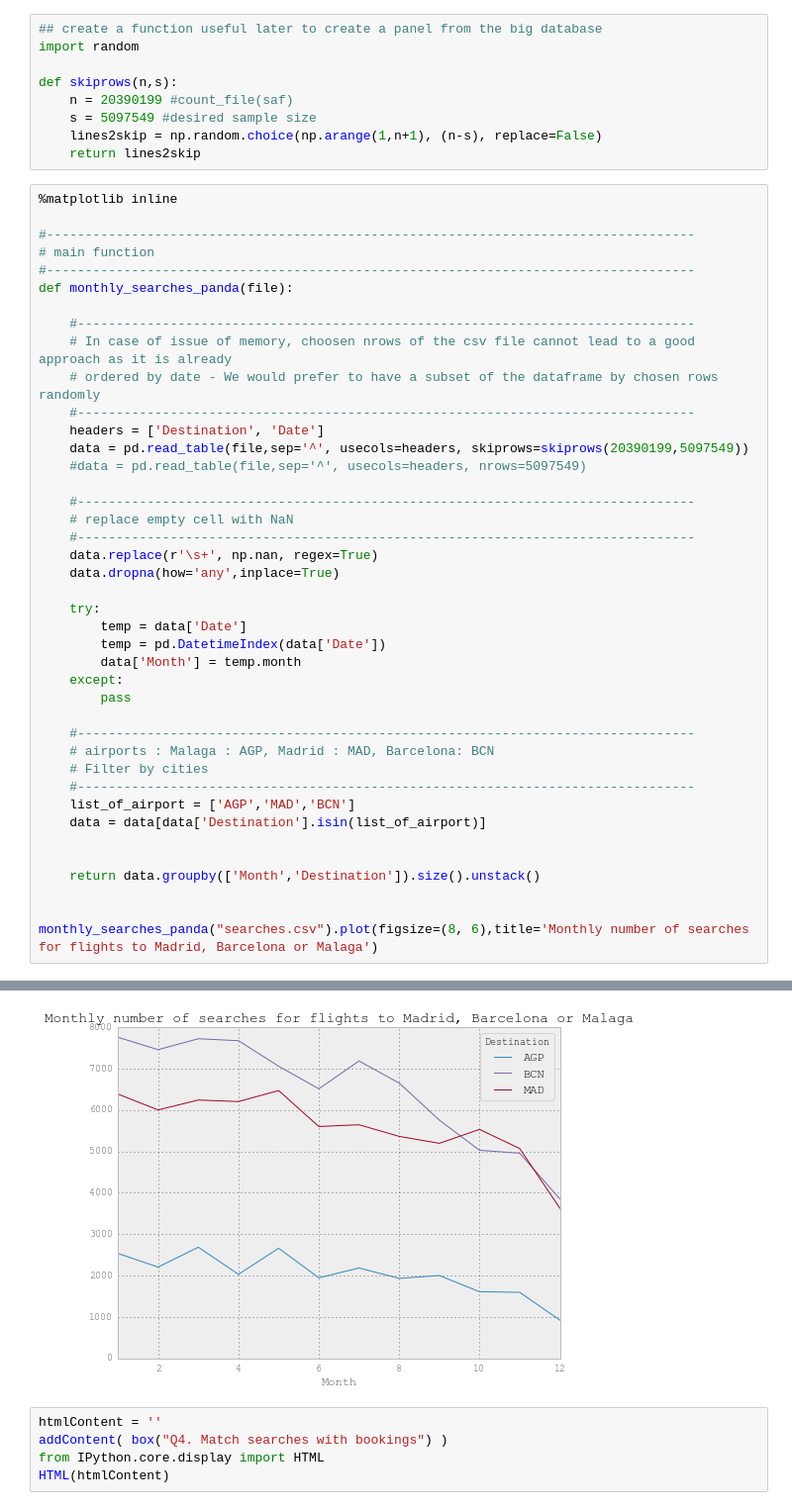
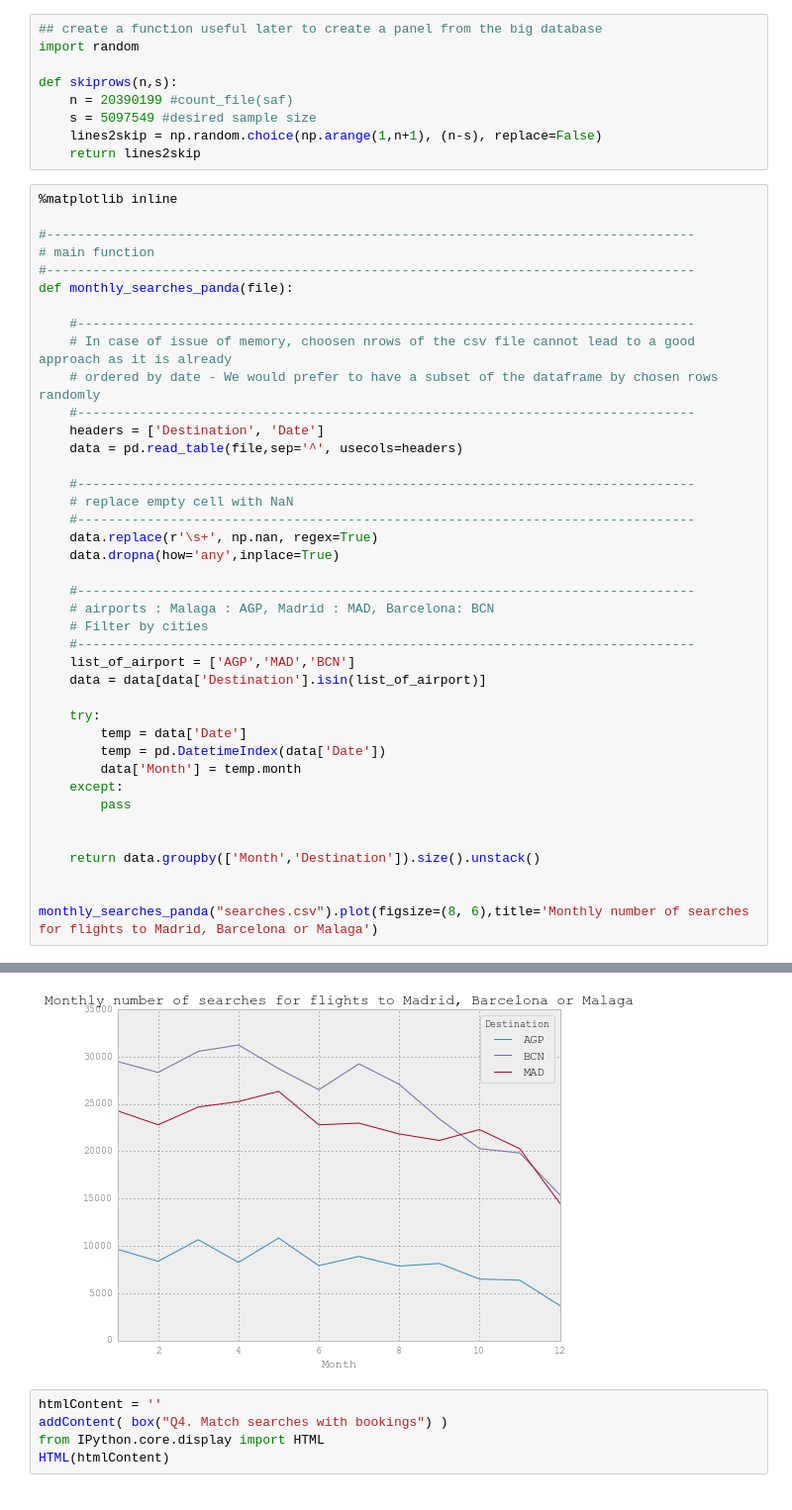
Before and after one commit to ipeyrot/DataAnalysis_Challenge, a Jupyter notebook: DataAnalysis_Challenge.ipynb, the cells around one changed output, grey strips where cells are left out. Shown: that part at 99% size. Cells and saved outputs as stored; diff of their text form.

```diff
--- a/DataAnalysis_Challenge.ipynb
+++ b/DataAnalysis_Challenge.ipynb
@@ -313,43 +313,42 @@ def skiprows(n,s):
 # main function
 #------------------------------------------------------------------------------------
 def monthly_searches_panda(file):
 
     #--------------------------------------------------------------------------------
     # In case of issue of memory, choosen nrows of the csv file cannot lead to a good approach as it is already
     # ordered by date - We would prefer to have a subset of the dataframe by chosen rows randomly
     #--------------------------------------------------------------------------------
     headers = ['Destination', 'Date']
-    data = pd.read_table(file,sep='^', usecols=headers, skiprows=skiprows(20390199,5097549))
-    #data = pd.read_table(file,sep='^', usecols=headers, nrows=5097549)
+    data = pd.read_table(file,sep='^', usecols=headers)
 
     #--------------------------------------------------------------------------------
     # replace empty cell with NaN
     #--------------------------------------------------------------------------------
     data.replace(r'\s+', np.nan, regex=True)
     data.dropna(how='any',inplace=True)
+
+    #--------------------------------------------------------------------------------
+    # airports : Malaga : AGP, Madrid : MAD, Barcelona: BCN
+    # Filter by cities
+    #--------------------------------------------------------------------------------
+    list_of_airport = ['AGP','MAD','BCN']
+    data = data[data['Destination'].isin(list_of_airport)]
 
     try:
         temp = data['Date']
         temp = pd.DatetimeIndex(data['Date'])
         data['Month'] = temp.month
     except:
         pass
 
-    #--------------------------------------------------------------------------------
-    # airports : Malaga : AGP, Madrid : MAD, Barcelona: BCN
-    # Filter by cities
-    #--------------------------------------------------------------------------------
-    list_of_airport = ['AGP','MAD','BCN']
-    data = data[data['Destination'].isin(list_of_airport)]
-
 
     return data.groupby(['Month','Destination']).size().unstack()
 
 
 monthly_searches_panda("searches.csv").plot(figsize=(8, 6),title='Monthly number of searches for flights to Madrid, Barcelona or Malaga')
 # %% [output]
 <matplotlib.axes._subplots.AxesSubplot at 0x...>
-[figure, old version]
+[figure, new version]
 # %%
 htmlContent = ''
 addContent( box("Q4. Match searches with bookings") )
```
Also changed, not shown: parts of 3 cells of this notebook, 2 other files.
